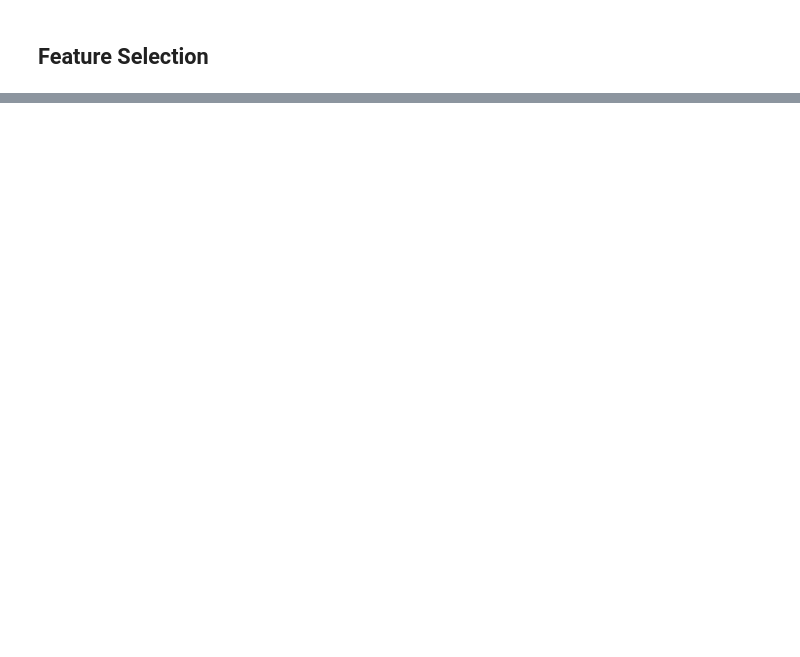
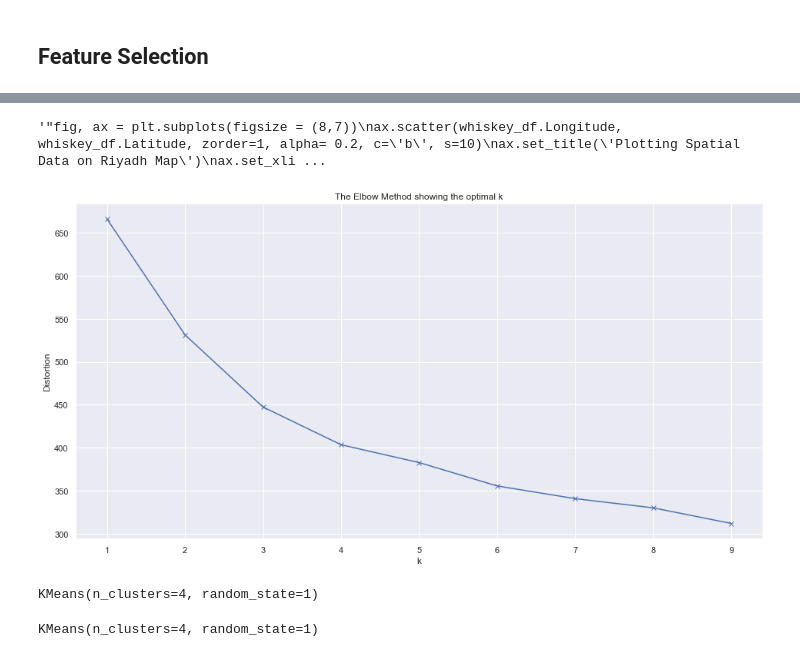
Before and after one commit to keanubowker8/K-Means-Whiskey-Distilleries, a Jupyter notebook: Untitled.ipynb, the cells around one changed output, grey strips where cells are left out. Saved outputs shown, nothing was run; the diff lists cells and outputs as text; code cells hidden in the pictures; blank space fills up the shorter version.

```diff
--- a/Untitled.ipynb
+++ b/Untitled.ipynb
@@ -94,0 +109,39 @@ sns.pairplot(whiskey_df, palette="husl")
+# %%
+""""fig, ax = plt.subplots(figsize = (8,7))
+ax.scatter(whiskey_df.Longitude, whiskey_df.Latitude, zorder=1, alpha= 0.2, c='b', s=10)
+ax.set_title('Plotting Spatial Data on Riyadh Map')
+ax.set_xlim(BBox[0],BBox[1])
+ax.set_ylim(BBox[2],BBox[3])
+ax.imshow(ruh_m, zorder=0, extent = BBox, aspect= 'equal')"""
+# %% [output]
+'"fig, ax = plt.subplots(figsize = (8,7))\nax.scatter(whiskey_df.Longitude, whiskey_df.Latitude, zorder=1, alpha= 0.2, c=\'b\', s=10)\nax.set_title(\'Plotting Spatial Data on Riyadh Map\')\nax.set_xli ...
+# %%
+X = whiskey_df[['Body', 'Sweetness', 'Smoky', 'Medicinal', 'Tobacco',
+                'Honey', 'Spicy', 'Winey', 'Nutty', 'Malty', 'Fruity', 'Floral']].values
+#y = whiskey_df.Species
+# %%
+distortions = []
+K = range(1,10)
+for k in K:
+    kmeanModel = KMeans(n_clusters=k)
+    kmeanModel.fit(X)
+    distortions.append(kmeanModel.inertia_)
+# %%
+plt.figure(figsize=(16,8))
+plt.plot(K, distortions, 'bx-')
+plt.xlabel('k')
+plt.ylabel('Distortion')
+plt.title('The Elbow Method showing the optimal k')
+plt.show()
+# %% [output]
+[figure, added]
+# %%
+kmeans = KMeans(n_clusters=4, random_state=1)
+kmeans
+# %% [output]
+KMeans(n_clusters=4, random_state=1)
+# %%
+kmodel = kmeans.fit(X)
+kmodel
+# %% [output]
+KMeans(n_clusters=4, random_state=1)
```
Also changed, not shown: parts of 6 cells of this notebook.
